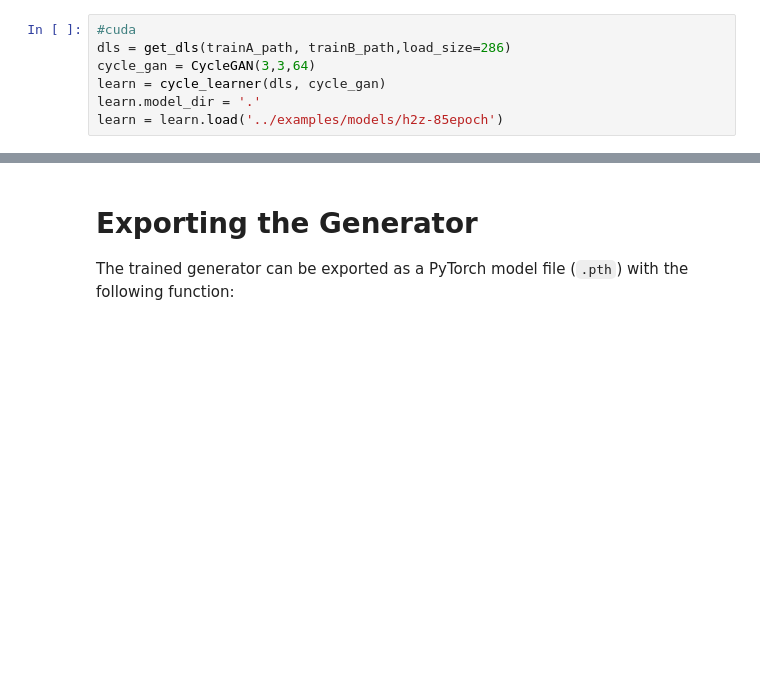
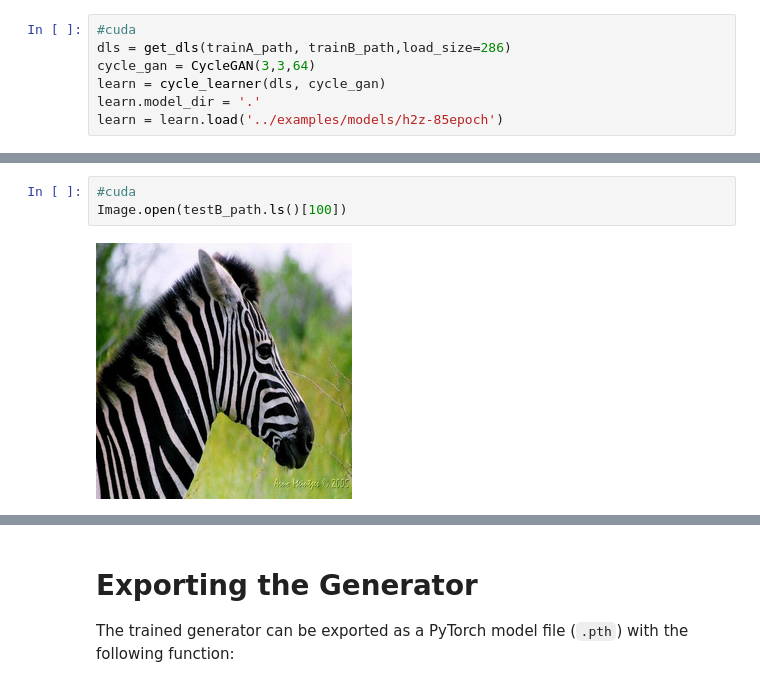
Before and after one commit to tmabraham/UPIT, a Jupyter notebook: nbs/04_inference.cyclegan.ipynb, the cells around one changed output, grey strips where cells are left out. Cells and saved outputs as stored; diff of their text form; blank space fills up the shorter version.

```diff
--- a/nbs/04_inference.cyclegan.ipynb
+++ b/nbs/04_inference.cyclegan.ipynb
@@ -154,0 +172,5 @@ get_preds_cyclegan(learn,str(testA_path),preds_path)
+# %%
+#cuda
+Image.open(testB_path.ls()[100])
+# %% [output]
+[figure, added]
```
Also changed, not shown: parts of 7 cells of this notebook, 2 other files.
